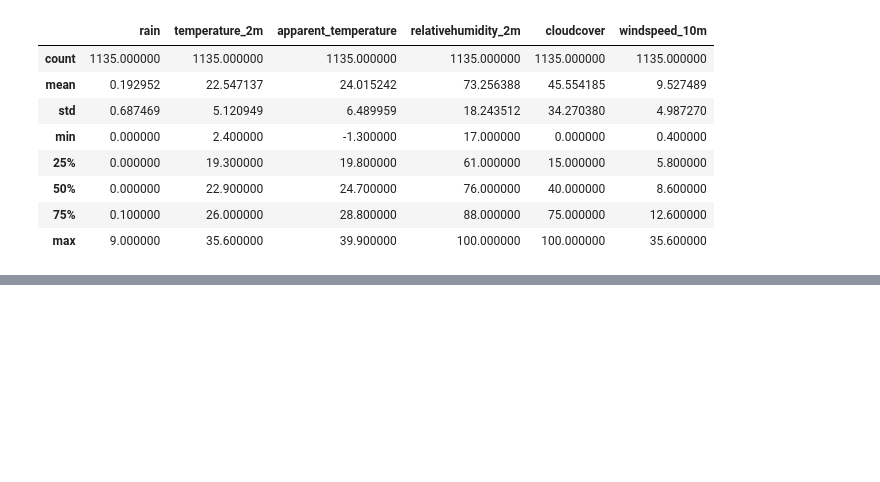
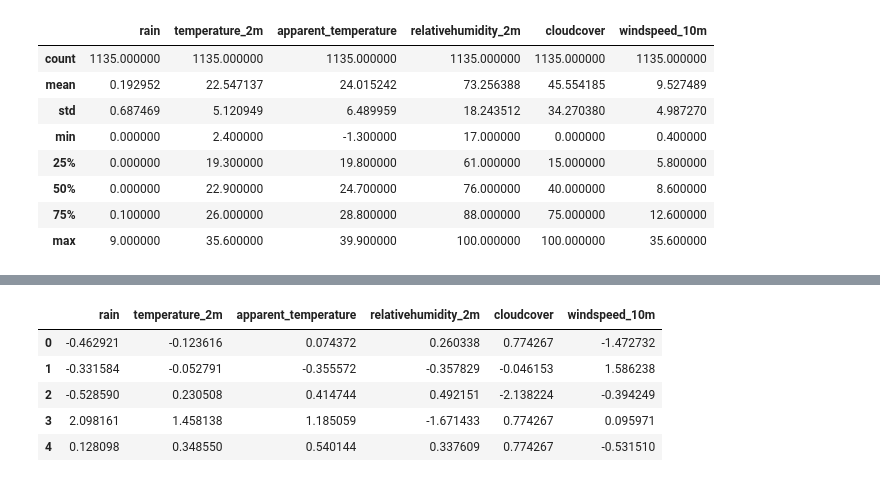
Before and after one commit to ciziks/traffic-accident-analysis, a Jupyter notebook: statistical_analysis.ipynb, the cells around one changed output, grey strips where cells are left out. Saved outputs shown, nothing was run; the diff lists cells and outputs as text; code cells hidden in the pictures; blank space fills up the shorter version.

```diff
--- a/statistical_analysis.ipynb
+++ b/statistical_analysis.ipynb
@@ -148,0 +174,17 @@ prf_not_rain_data.describe()
+# %%
+from sklearn.preprocessing import StandardScaler
+
+scaler = StandardScaler()
+
+standardized_data = scaler.fit_transform(prf_rain_data_pca)
+
+standardized_df = pd.DataFrame(standardized_data, columns=prf_rain_data_pca.columns)
+
+standardized_df.head()
+# %% [output]
+|  | rain | temperature_2m | apparent_temperature | relativehumidity_2m | cloudcover | windspeed_10m |
+| 0 | -0.462921 | -0.123616 | 0.074372 | 0.260338 | 0.774267 | -1.472732 |
+| 1 | -0.331584 | -0.052791 | -0.355572 | -0.357829 | -0.046153 | 1.586238 |
+| 2 | -0.528590 | 0.230508 | 0.414744 | 0.492151 | -2.138224 | -0.394249 |
+| 3 | 2.098161 | 1.458138 | 1.185059 | -1.671433 | 0.774267 | 0.095971 |
+| 4 | 0.128098 | 0.348550 | 0.540144 | 0.337609 | 0.774267 | -0.531510 |
```
Also changed, not shown: parts of 35 cells of this notebook.
